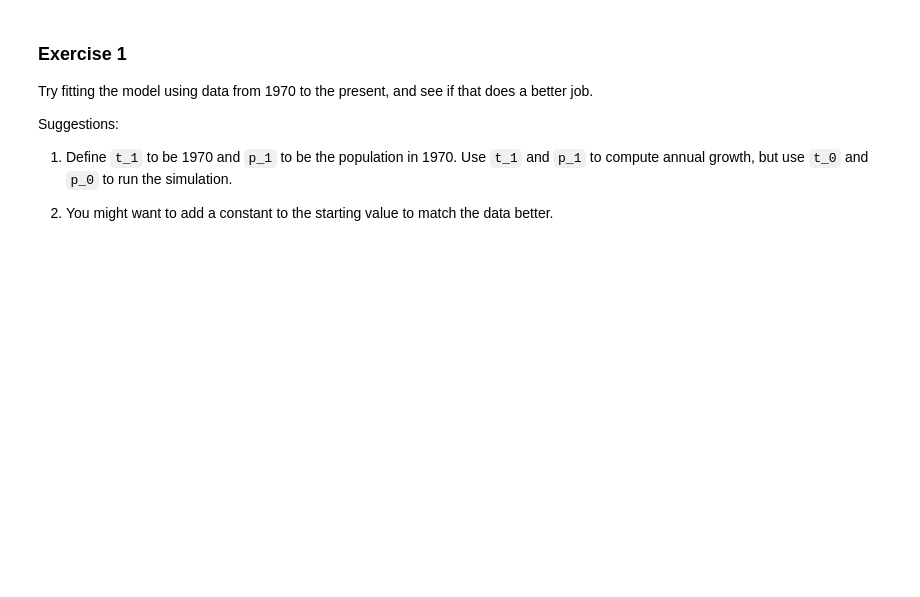
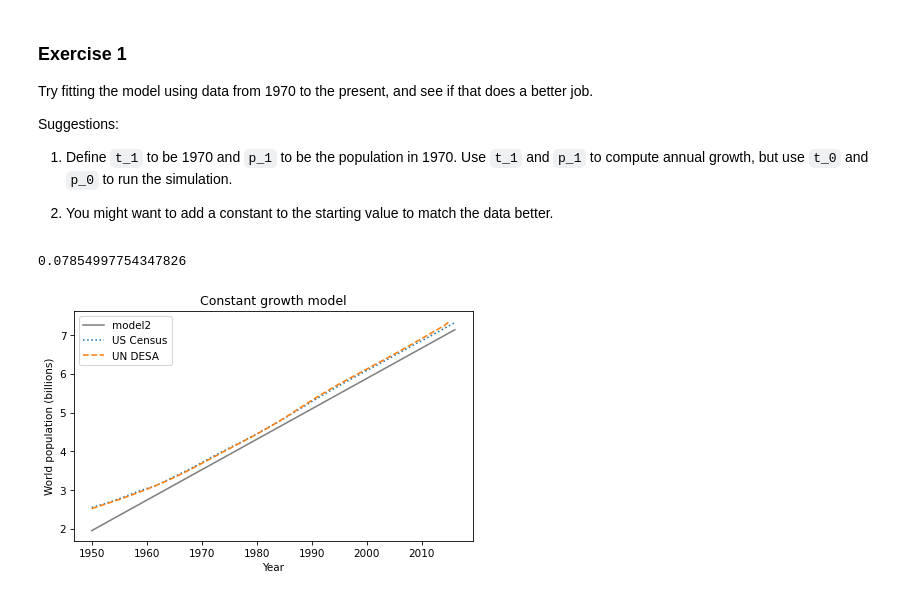
Before and after one commit to jonburns2454/DATA-604, a Jupyter notebook: Week 2/chap05.ipynb, the cells around one changed output. Saved outputs shown, nothing was run; the diff lists cells and outputs as text; code cells hidden in the pictures; blank space fills up the shorter version.

```diff
--- a/Week 2/chap05.ipynb
+++ b/Week 2/chap05.ipynb
@@ -369,8 +439,29 @@ Suggestions:
 
 2. You might want to add a constant to the starting value to match the data better.
 # %%
-# Solution goes here
+#Altering the code from above
+t_0 = census.index[0]
+t_1 = 1970
+t_end = census.index[-1]
+elapsed_time = t_end - t_1
+
+p_0 = census[t_0]
+p_1 = census[t_1]
+p_end = census[t_end]
+
+total_growth = p_end - p_1
+annual_growth = total_growth / elapsed_time
+annual_growth
+# %% [output]
+0.07854997754347826
 # %%
-# Solution goes here
+results = TimeSeries()
+results[t_0] = p_0 - 0.60
+for t in range(t_0, t_end):
+    results[t+1] = results[t] + annual_growth
 # %%
-# Solution goes here
+results.plot(color='gray', label='model2')
+plot_estimates()
+decorate(title='Constant growth model')
+# %% [output]
+[figure, added]
```
Also changed, not shown: parts of 19 cells of this notebook.
